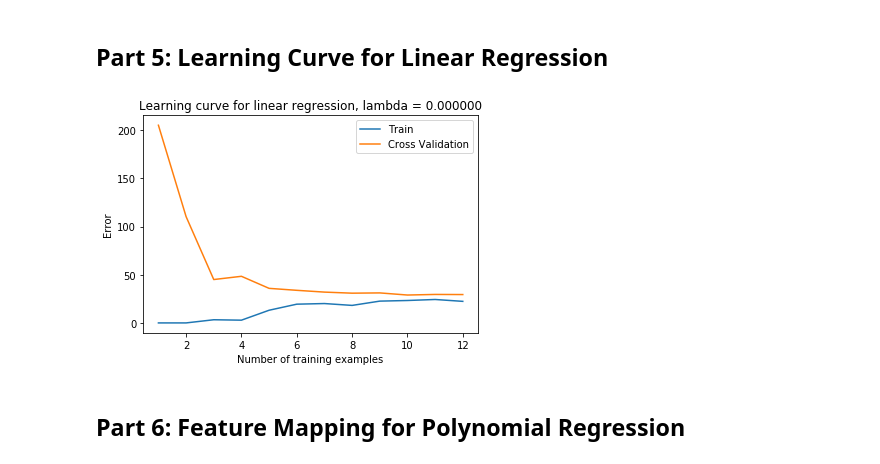
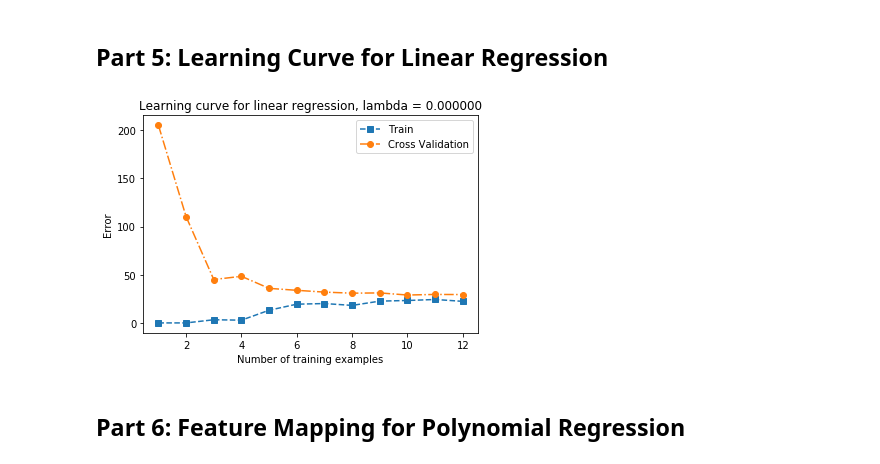
Before and after one commit to Jing-Xiaolong/Coursera-Machine-Learning-Solutions, a Jupyter notebook: ex5.ipynb, the cells around one changed output. Drawn from its saved outputs; the diff is of its cells as text; code cells hidden in the pictures.

```diff
--- a/ex5.ipynb
+++ b/ex5.ipynb
@@ -110,15 +110,15 @@ def learningCurve(X, y, Xval, yval, lamb=0.):
 # %%
 lamb = 0.
 et, ev = learningCurve(X, y, Xval, yval, lamb)
-plt.plot(np.arange(1,X.shape[0]+1), et)
-plt.plot(np.arange(1,X.shape[0]+1), ev)
+plt.plot(np.arange(1,X.shape[0]+1), et, 's--')
+plt.plot(np.arange(1,X.shape[0]+1), ev, 'o-.')
 plt.legend(['Train', 'Cross Validation'])
 plt.xlabel('Number of training examples')
 plt.ylabel('Error')
 plt.title('Learning curve for linear regression, lambda = %f' % lamb)
 plt.show()
 # %% [output]
-[figure, old version]
+[figure, new version]
 # %% [markdown]
 ## Part 6: Feature Mapping for Polynomial Regression
 # %%
```
Also changed, not shown: parts of 2 cells of this notebook.
